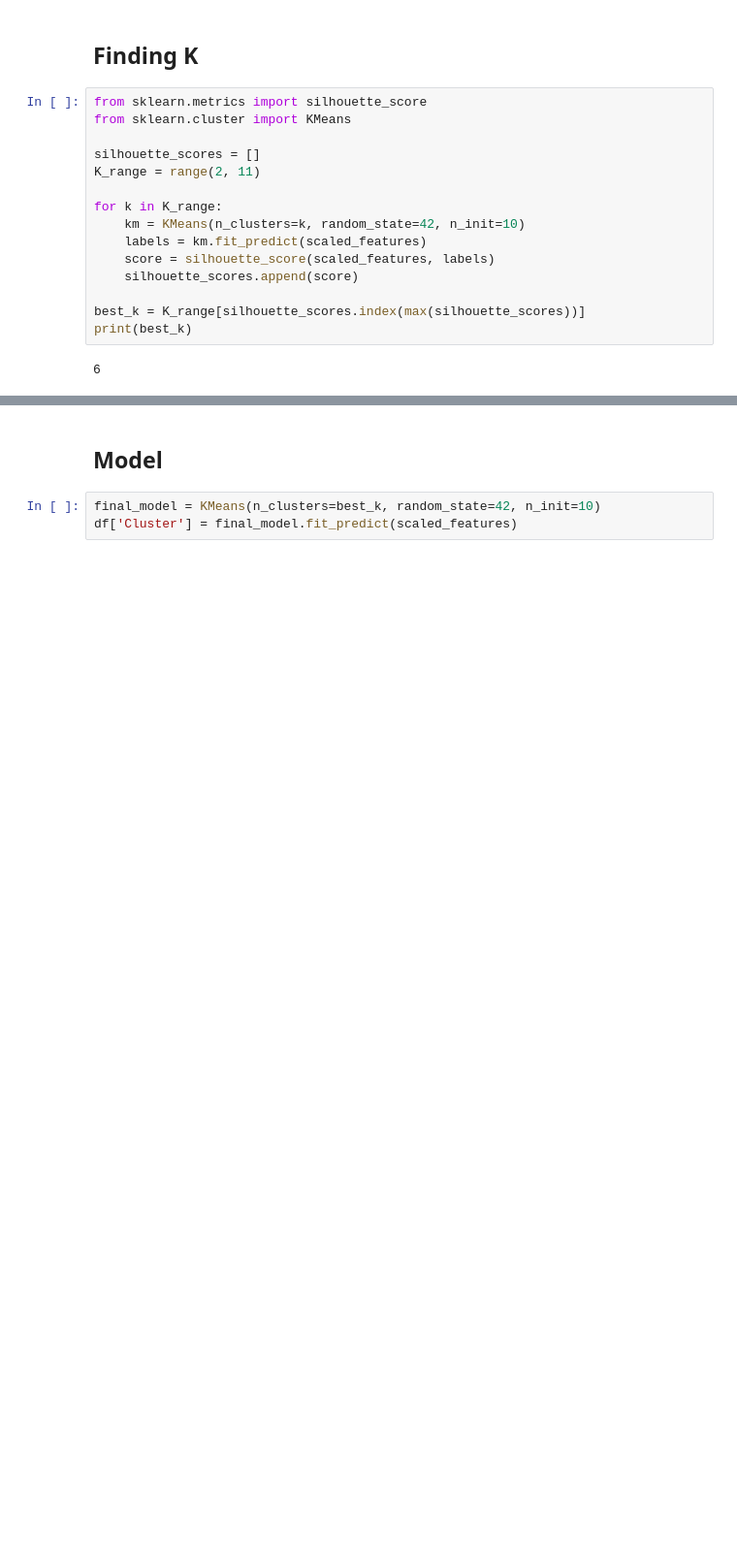
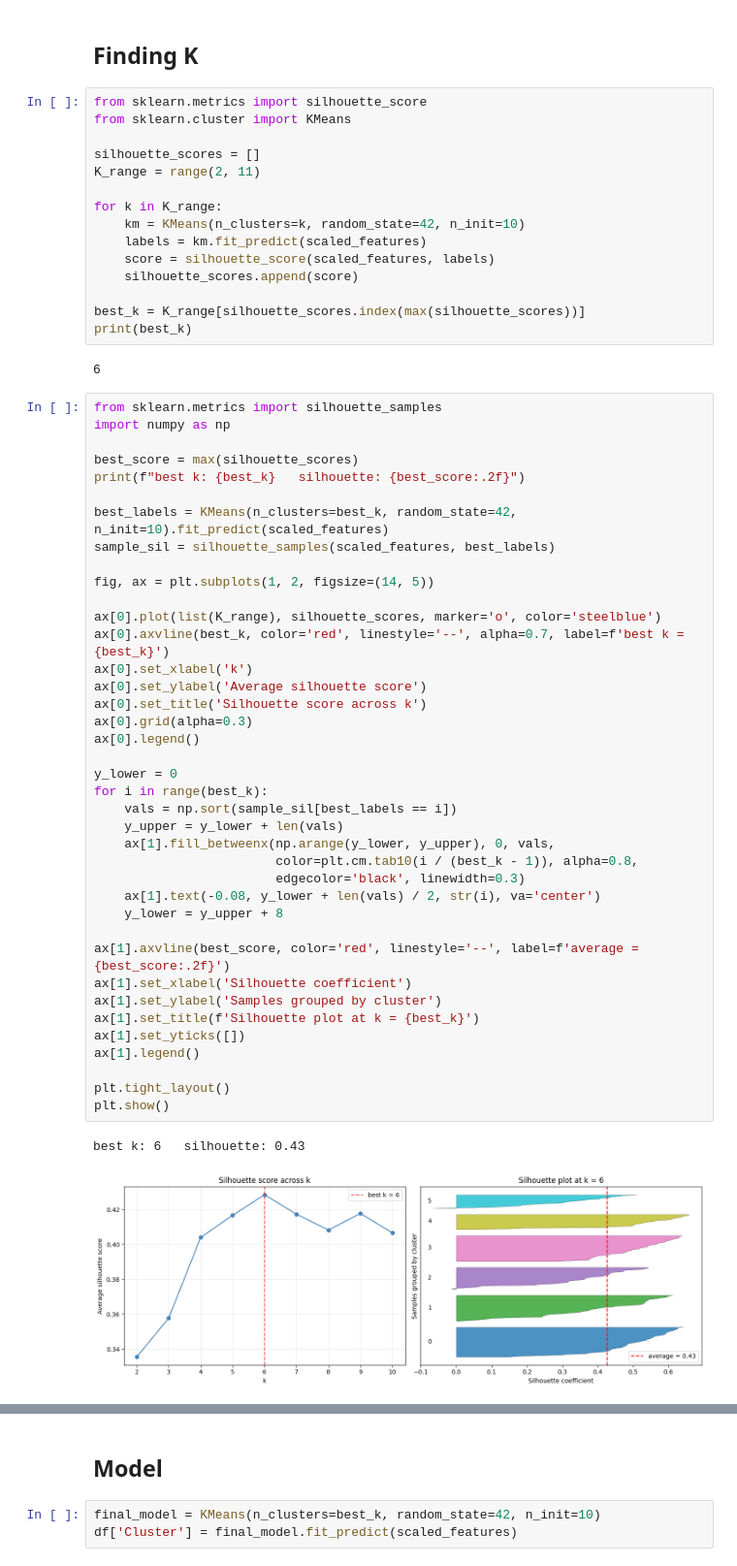
Before and after one commit to mohammadSous/customer-segmentation-kmeans, a Jupyter notebook: main.ipynb, the cells around one changed output, grey strips where cells are left out. Shown at 97% size. Cells and saved outputs as stored; diff of their text form; blank space fills up the shorter version.

```diff
--- a/main.ipynb
+++ b/main.ipynb
@@ -137,6 +161,48 @@ best_k = K_range[silhouette_scores.index(max(silhouette_scores))]
 print(best_k)
 # %% [output]
 6
+# %%
+from sklearn.metrics import silhouette_samples
+import numpy as np
+
+best_score = max(silhouette_scores)
+print(f"best k: {best_k}   silhouette: {best_score:.2f}")
+
+best_labels = KMeans(n_clusters=best_k, random_state=42, n_init=10).fit_predict(scaled_features)
+sample_sil = silhouette_samples(scaled_features, best_labels)
+
+fig, ax = plt.subplots(1, 2, figsize=(14, 5))
+
+ax[0].plot(list(K_range), silhouette_scores, marker='o', color='steelblue')
+ax[0].axvline(best_k, color='red', linestyle='--', alpha=0.7, label=f'best k = {best_k}')
+ax[0].set_xlabel('k')
+ax[0].set_ylabel('Average silhouette score')
+ax[0].set_title('Silhouette score across k')
+ax[0].grid(alpha=0.3)
+ax[0].legend()
+
+y_lower = 0
+for i in range(best_k):
+    vals = np.sort(sample_sil[best_labels == i])
+    y_upper = y_lower + len(vals)
+    ax[1].fill_betweenx(np.arange(y_lower, y_upper), 0, vals,
+                        color=plt.cm.tab10(i / (best_k - 1)), alpha=0.8,
+                        edgecolor='black', linewidth=0.3)
+    ax[1].text(-0.08, y_lower + len(vals) / 2, str(i), va='center')
+    y_lower = y_upper + 8
+
+ax[1].axvline(best_score, color='red', linestyle='--', label=f'average = {best_score:.2f}')
+ax[1].set_xlabel('Silhouette coefficient')
+ax[1].set_ylabel('Samples grouped by cluster')
+ax[1].set_title(f'Silhouette plot at k = {best_k}')
+ax[1].set_yticks([])
+ax[1].legend()
+
+plt.tight_layout()
+plt.show()
+# %% [output]
+best k: 6   silhouette: 0.43
+[figure, added]
 # %% [markdown]
 Finding the best k
 
```
Also changed, not shown: parts of 10 cells of this notebook.
